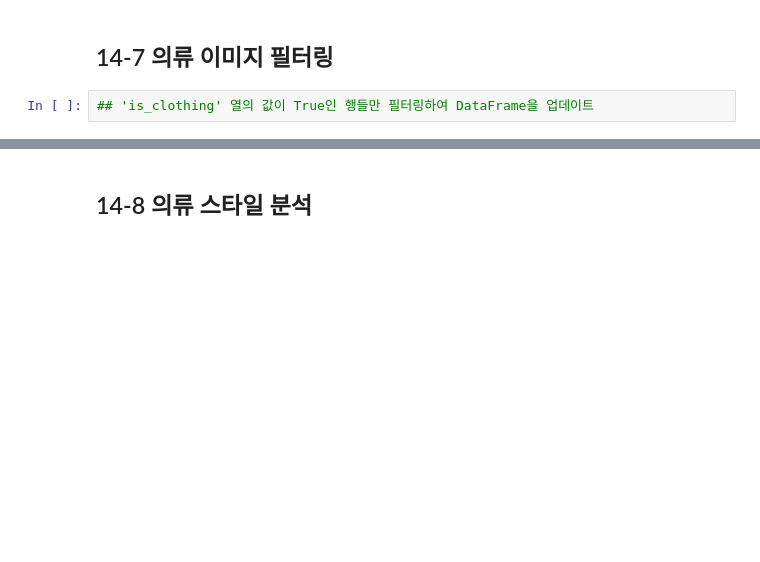
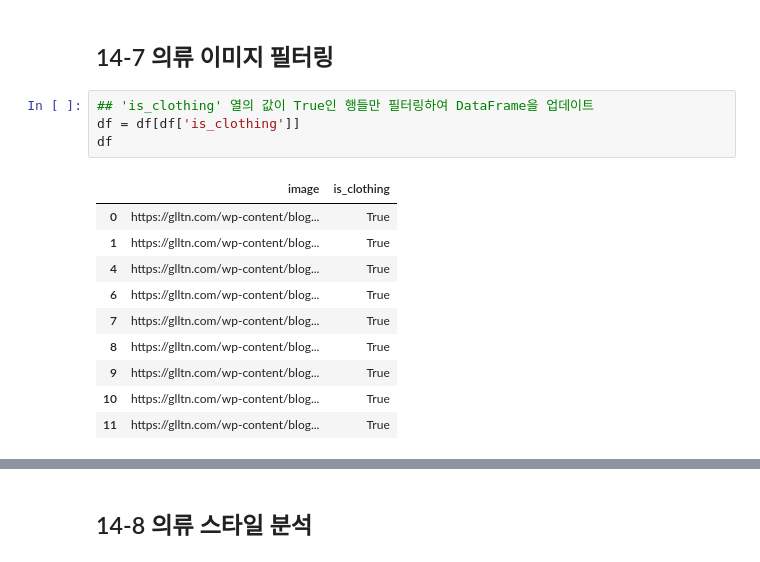
Before and after one commit to jlovechae/Data-Analysis-with-Open-Source, a Jupyter notebook: 오픈소스_데이터_분석_14강.ipynb, the cells around one changed output, grey strips where cells are left out. Drawn from its saved outputs; the diff is of its cells as text; blank space fills up the shorter version.

```diff
--- a/오픈소스_데이터_분석_14강.ipynb
+++ b/오픈소스_데이터_분석_14강.ipynb
@@ -182,3 +292,16 @@ display(HTML(df.to_html(escape=False, formatters=dict(**{'image': path_to_image_
 ## 14-7 의류 이미지 필터링
 # %%
 ## 'is_clothing' 열의 값이 True인 행들만 필터링하여 DataFrame을 업데이트
+df = df[df['is_clothing']]
+df
+# %% [output]
+|  | image | is_clothing |
+| 0 | https://glltn.com/wp-content/blog... | True |
+| 1 | https://glltn.com/wp-content/blog... | True |
+| 4 | https://glltn.com/wp-content/blog... | True |
+| 6 | https://glltn.com/wp-content/blog... | True |
+| 7 | https://glltn.com/wp-content/blog... | True |
+| 8 | https://glltn.com/wp-content/blog... | True |
+| 9 | https://glltn.com/wp-content/blog... | True |
+| 10 | https://glltn.com/wp-content/blog... | True |
+| 11 | https://glltn.com/wp-content/blog... | True |
```
Also changed, not shown: parts of 22 cells of this notebook.
